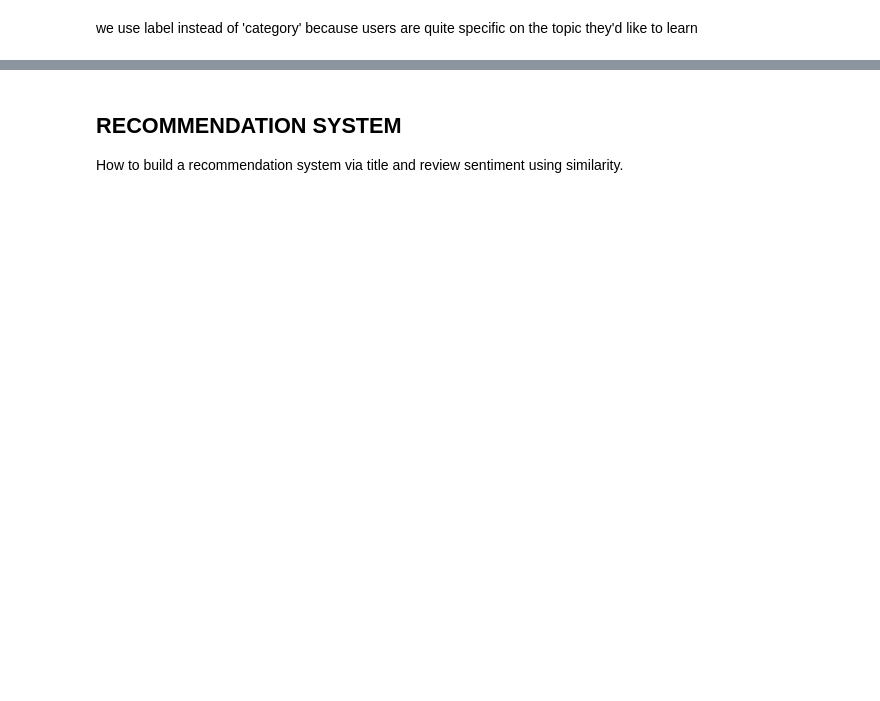
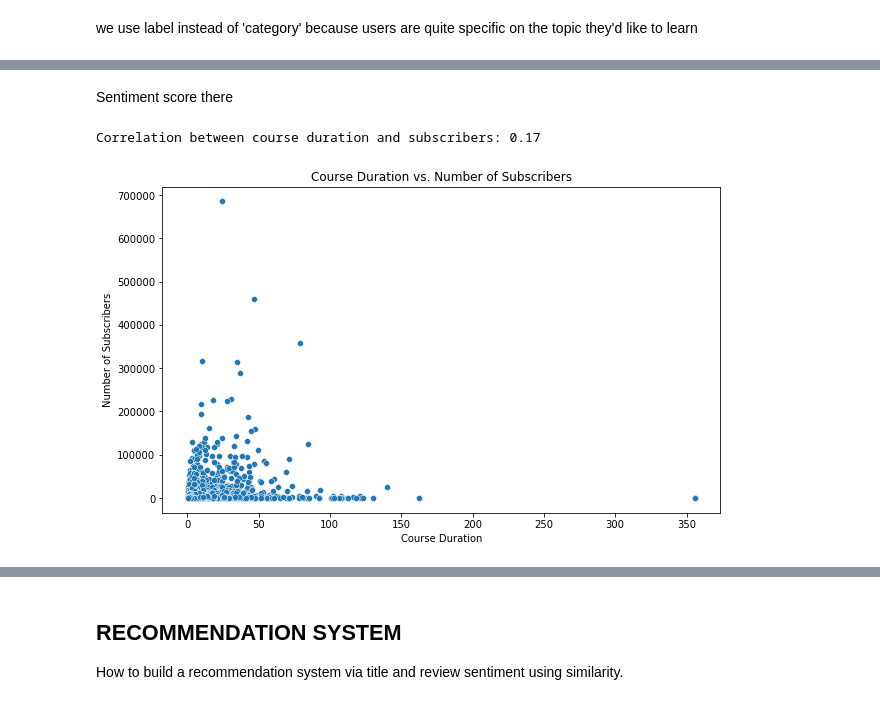
Before and after one commit to abdulj007/recommender-app, a Jupyter notebook: DESSERT.ipynb, the cells around one changed output, grey strips where cells are left out. Cells and saved outputs as stored; diff of their text form; code cells hidden in the pictures; blank space fills up the shorter version.

```diff
--- a/DESSERT.ipynb
+++ b/DESSERT.ipynb
@@ -166,0 +250,2 @@ we use label instead of  'category' because users are quite specific on the topi
+# %% [markdown]
+Sentiment score there
@@ -167,2 +255,14 @@ we use label instead of  'category' because users are quite specific on the topi
+# %%
+print(f"Correlation between course duration and subscribers: {subscribers_corr:.2f}")
+# %% [output]
+Correlation between course duration and subscribers: 0.17
 # %%
-#words
+# scatter plot to visualize the relationship between course duration and subscribers
+plt.figure(figsize=(10, 6))
+sns.scatterplot(x='duration', y='subs', data=df_course)
+plt.title('Course Duration vs. Number of Subscribers')
+plt.xlabel('Course Duration')
+plt.ylabel('Number of Subscribers')
+plt.show()
+# %% [output]
+[figure, added]
```
Also changed, not shown: parts of 47 cells of this notebook.
